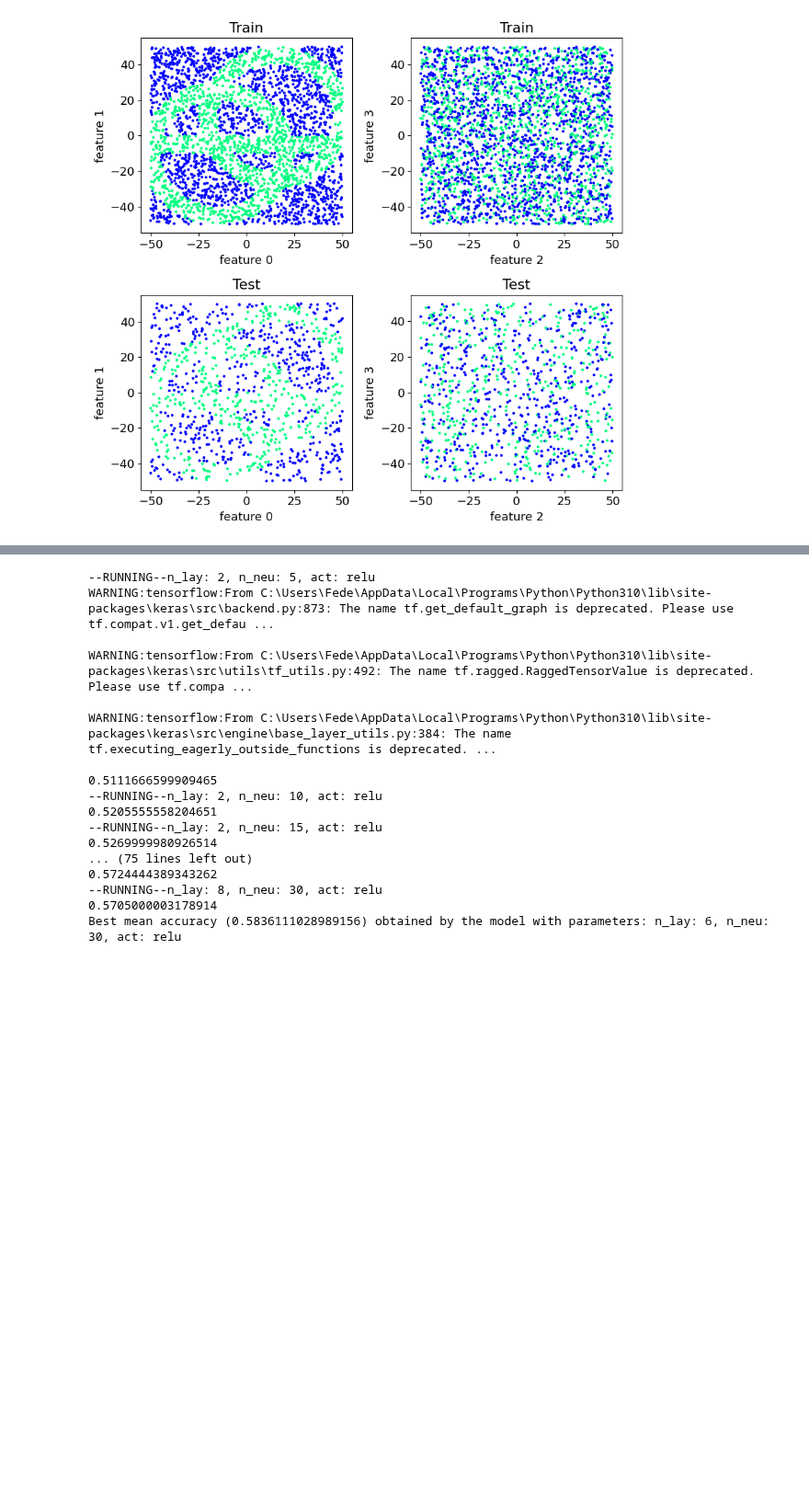
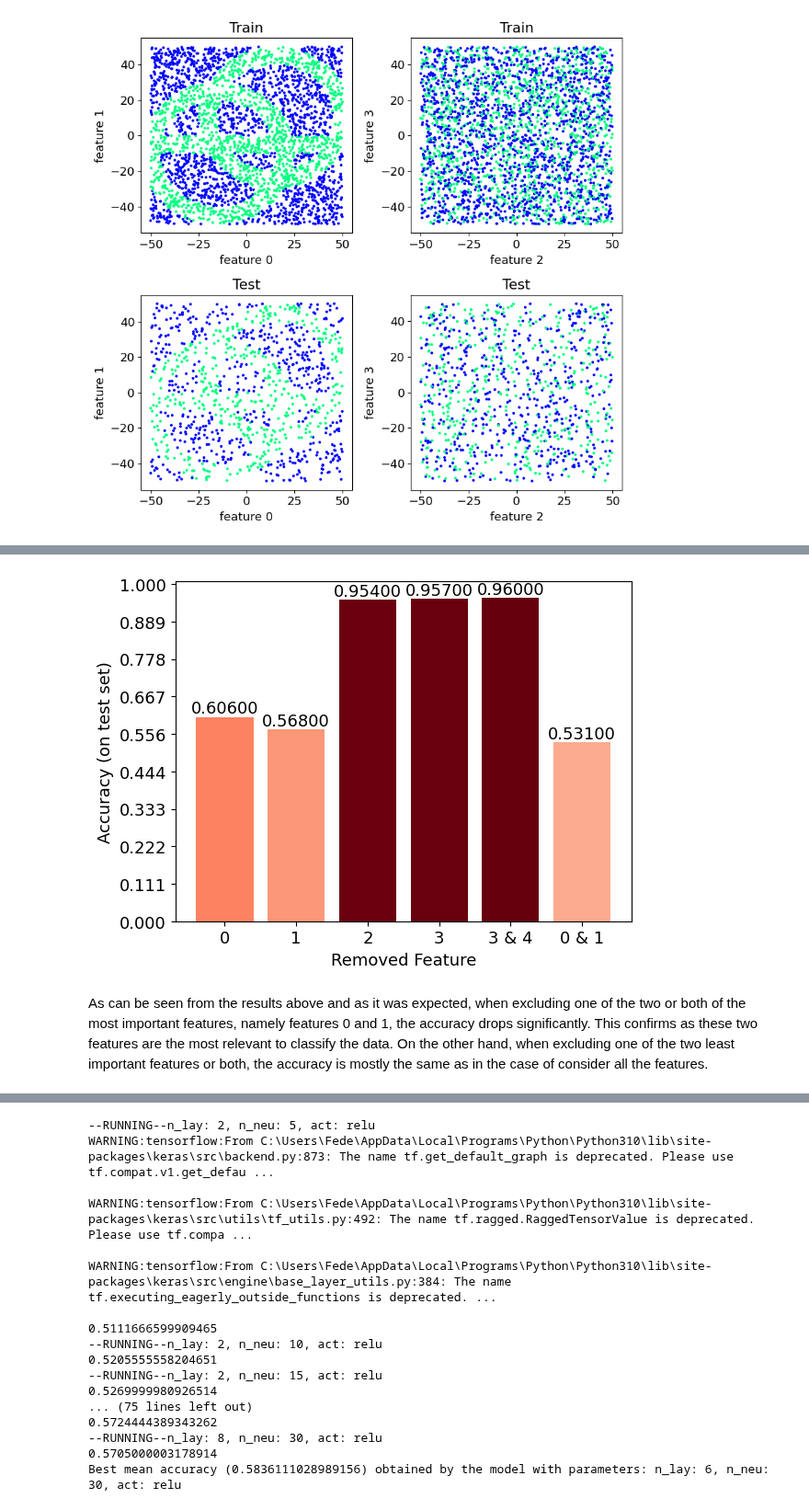
Before and after one commit to pietromalagoli/LCPB, a Jupyter notebook: Assignments/Ex3/group2404_exercise3.ipynb, the cells around one changed output, grey strips where cells are left out. Shown at 92% size. Cells and saved outputs as stored; diff of their text form; code cells hidden in the pictures; blank space fills up the shorter version.

```diff
--- a/Assignments/Ex3/group2404_exercise3.ipynb
+++ b/Assignments/Ex3/group2404_exercise3.ipynb
@@ -128,0 +136,9 @@ def classify(clf=GradientBoostingClassifier(),show=False):
+# %%
+#hyperparameters grid
+param_grid = {
+    'learning_rate': [0.05, 0.1, 0.5, 1],
+    'n_estimators': [ 20, 30, 100, 200, 300],
+    'max_depth': [ 5, 7, 9, 11],
+    'gamma': [0.05, 0.1, 0.5, 1, 1.5],
+    'reg_lambda' : [ 0, 0.01, 0.1, 0.5, 1, 1.5,2]
+}
@@ -128,0 +244,17 @@ def classify(clf=GradientBoostingClassifier(),show=False):
+# %%
+removed_features = ['0', '1', '2', '3','3 & 4','0 & 1']
+rescale = lambda y: 0.3 + 0.7 * (y - np.min(y)) / (np.max(y) - np.min(y))
+
+my_cmap=plt.get_cmap("Reds")
+plt.bar(range(6), accuracy_values,color=my_cmap(rescale(accuracy_values)))
+plt.xlabel("Removed Feature")
+#plt.xticks(np.array([0,1,2,3]))
+plt.xticks(range(6), removed_features)
+plt.ylabel("Accuracy (on test set)")
+plt.yticks(np.linspace(0,1,10))
+for i, value in enumerate(accuracy_values):
+    plt.text(i, value, f'{value:.5f}', ha='center', va='bottom')
+# %% [output]
+[figure, added]
+# %% [markdown]
+As can be seen from the results above and as it was expected, when excluding one of the two or both of the most important features, namely features 0 and 1, the accuracy drops significantly. This confirms as these two features are the most relevant to classify the data. On the other hand, when excluding one of the two least important features or both, the accuracy is mostly the same as in the case of consider all the features.
```
Also changed, not shown: parts of 11 cells of this notebook, 3 other files.
